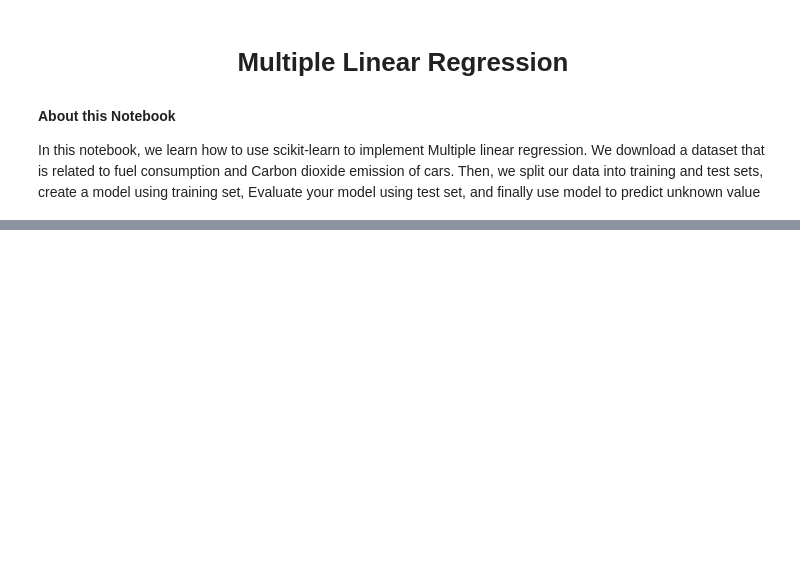
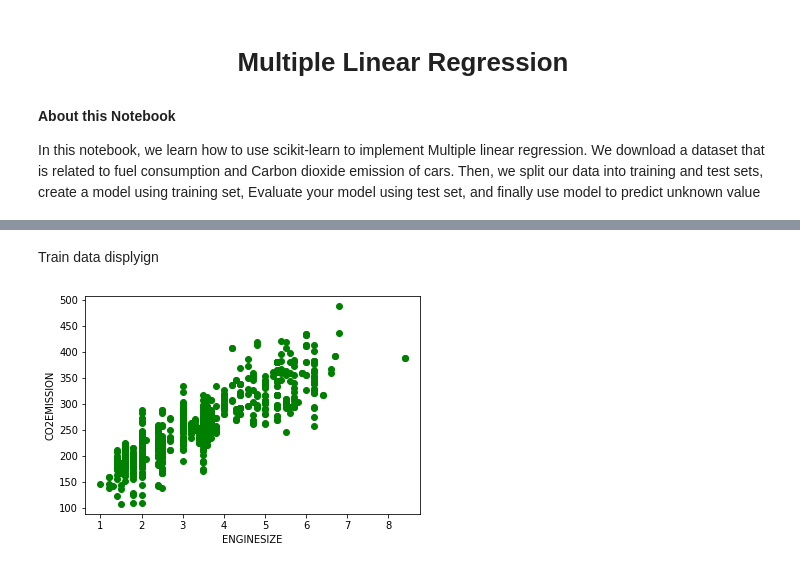
Before and after one commit to akashf/Predicting-C02-Emission-Based-on-engine-size, a Jupyter notebook: Predicting_Co2_Emission_using_multiple_lenear_regresion_.ipynb, the cells around one changed output, grey strips where cells are left out. Drawn from its saved outputs; the diff is of its cells as text; code cells hidden in the pictures; blank space fills up the shorter version.

```diff
--- a/Predicting_Co2_Emission_using_multiple_lenear_regresion_.ipynb
+++ b/Predicting_Co2_Emission_using_multiple_lenear_regresion_.ipynb
@@ -13,0 +69,13 @@ import pylab as pl
+# %%
+msk = np.random.rand(len(df))<0.8
+train = test_df[msk]
+test = test_df[~msk]
+# %% [markdown]
+Train data displyign
+# %%
+plt.scatter(train.ENGINESIZE,train.CO2EMISSIONS,color='green')
+plt.xlabel('ENGINESIZE')
+plt.ylabel('CO2EMISSION')
+plt.show()
+# %% [output]
+[figure, added]
```
Also changed, not shown: parts of 14 cells of this notebook.
